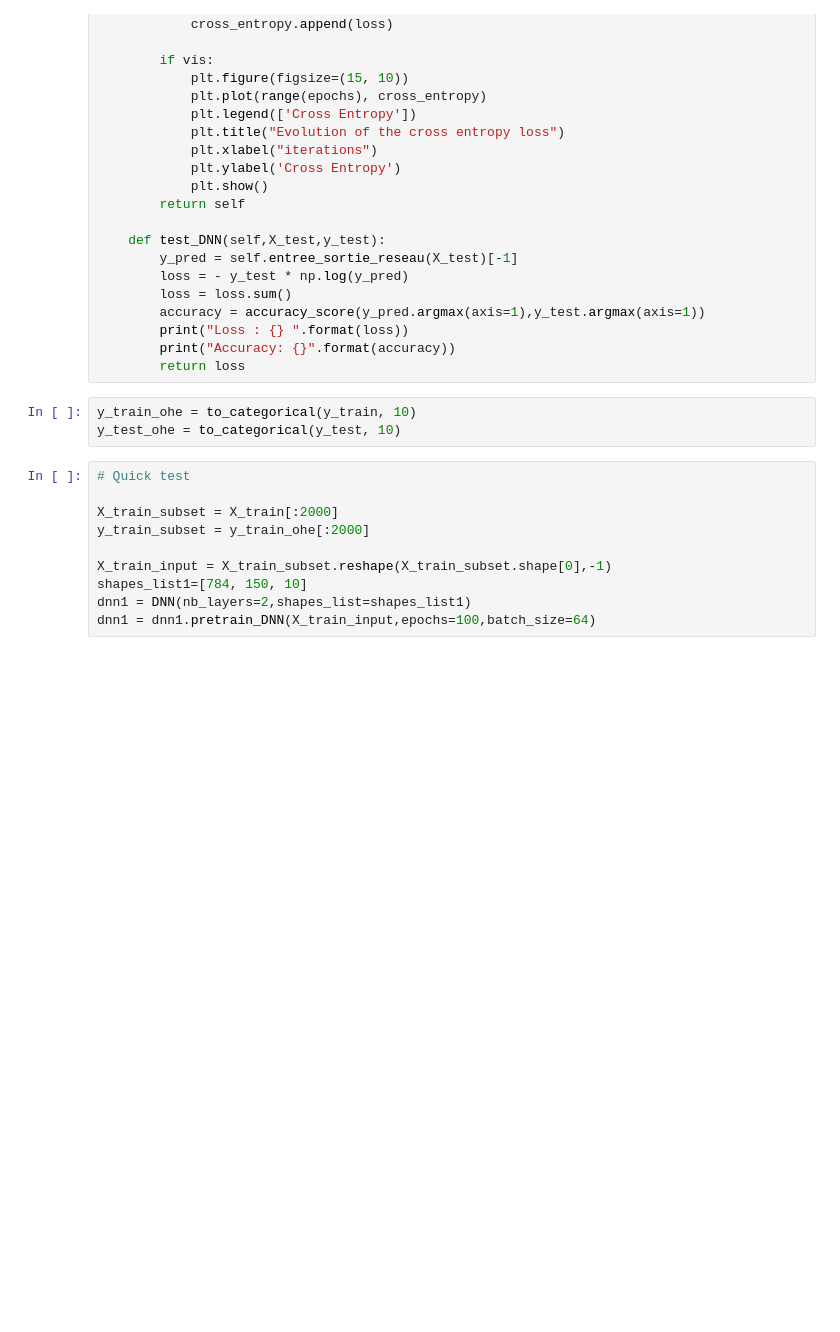
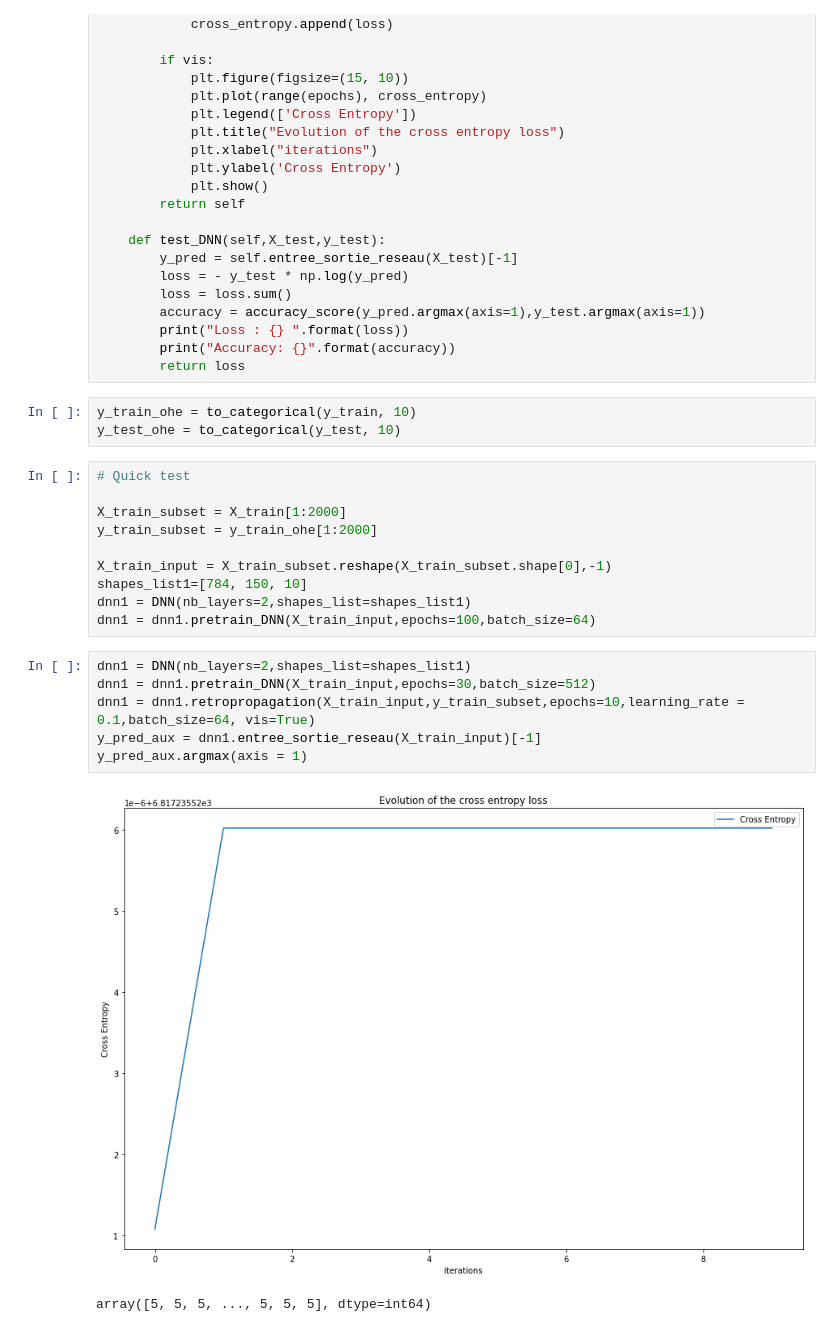
Before and after one commit to Hadiosj/Deep_Learning2, a Jupyter notebook: my_work.ipynb, the cells around one changed output. Saved outputs shown, nothing was run; the diff lists cells and outputs as text; blank space fills up the shorter version.

```diff
--- a/my_work.ipynb
+++ b/my_work.ipynb
@@ -416,10 +431,19 @@ y_test_ohe = to_categorical(y_test, 10)
 # %%
 # Quick test
 
-X_train_subset = X_train[:2000]
-y_train_subset = y_train_ohe[:2000]
+X_train_subset = X_train[1:2000]
+y_train_subset = y_train_ohe[1:2000]
 
 X_train_input = X_train_subset.reshape(X_train_subset.shape[0],-1)
 shapes_list1=[784, 150, 10]
 dnn1 = DNN(nb_layers=2,shapes_list=shapes_list1)
 dnn1 = dnn1.pretrain_DNN(X_train_input,epochs=100,batch_size=64)
+# %%
+dnn1 = DNN(nb_layers=2,shapes_list=shapes_list1)
+dnn1 = dnn1.pretrain_DNN(X_train_input,epochs=30,batch_size=512)
+dnn1 = dnn1.retropropagation(X_train_input,y_train_subset,epochs=10,learning_rate = 0.1,batch_size=64, vis=True)
+y_pred_aux = dnn1.entree_sortie_reseau(X_train_input)[-1]
+y_pred_aux.argmax(axis = 1)
+# %% [output]
+[figure, added]
+array([5, 5, 5, ..., 5, 5, 5], dtype=int64)
```
Also changed, not shown: parts of 12 cells of this notebook.
